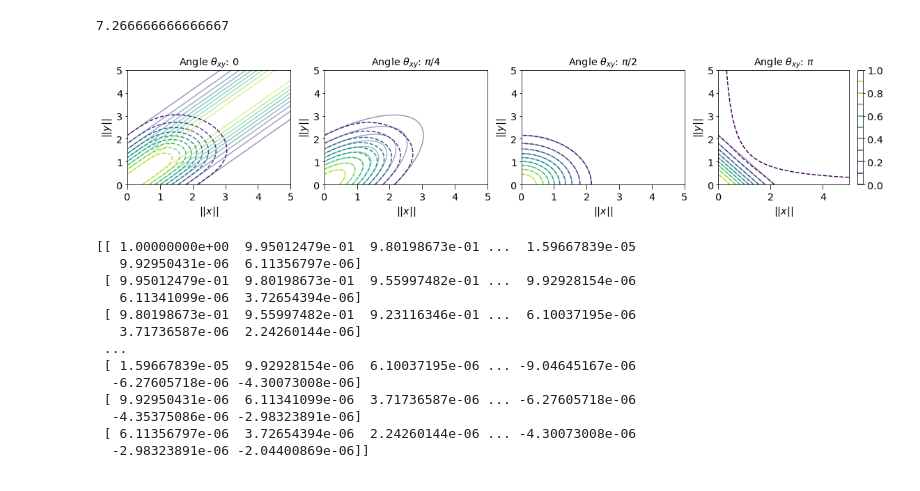
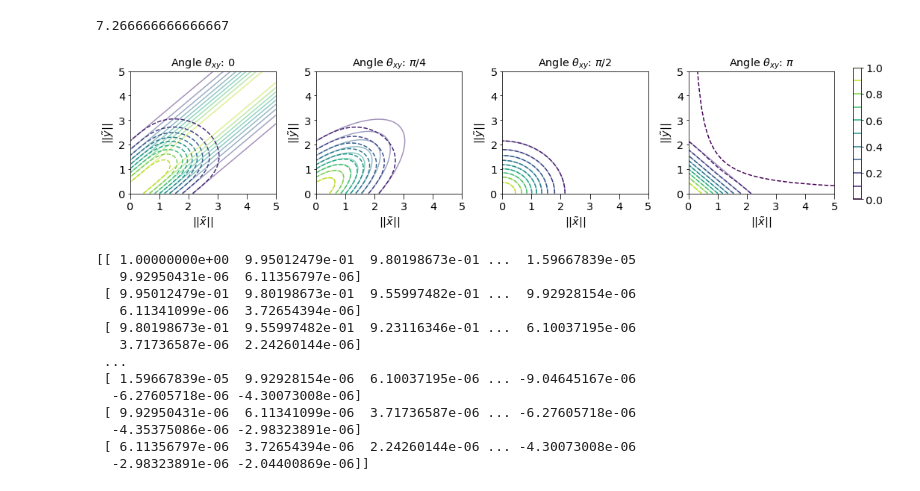
Before and after one commit to joneswack/dp-rfs, a Jupyter notebook: notebooks/plot-2d-regression.ipynb, the cells around one changed output. Drawn from its saved outputs; the diff is of its cells as text; code cells hidden in the pictures.

```diff
--- a/notebooks/plot-2d-regression.ipynb
+++ b/notebooks/plot-2d-regression.ipynb
@@ -456,40 +456,48 @@ x2_min = 0
 x2_max = 5.1
 
 x1, x2 = np.meshgrid(np.arange(x1_min,x1_max, 0.1), np.arange(x2_min,x2_max, 0.1))
 
 # fig = plt.figure(figsize=(20,10))
 
 cos_term = 1
 
 # ax = fig.add_subplot(121, projection='3d')
-fig, axes = plt.subplots(nrows=1, ncols=4, figsize=(16,3.5))
+fig, axes = plt.subplots(nrows=1, ncols=4, figsize=(14,3.5))
 
 for i, (ax, angle, label) in enumerate(
     zip(axes, [0, np.pi/4., np.pi/2., np.pi],
         ['0', r'$\pi/4$', r'$\pi/2$', r'$\pi$'])):
 
     y2 = f(x1, x2, cos_term=np.cos(angle), degree=15, exact=True)
     ax.contour(x1, x2, y2, levels=np.linspace(0,1.0,11), cmap='viridis', alpha=0.5) #
 
     y1 = f(x1, x2, cos_term=np.cos(angle), degree=3)
     cntr = ax.contour(x1, x2, y1, levels=np.linspace(0,1.0,11), vmin=0, vmax=1.0, cmap='viridis', linestyles='dashed')
 
-    if i == len(axes)-1:
-        fig.colorbar(cntr, ax=ax)
+#     if i == len(axes)-1:
+#         fig.colorbar(cntr, ax=ax)
 
     ax.set_title("Angle $\\theta_{{xy}}$: {}".format(label))
-    ax.set_xlabel(r'$\|\|x\|\|$')
-    ax.set_ylabel(r'$\|\|y\|\|$')
+    ax.set_xlabel(r'$\|\| \tilde{x} \|\|$')
+    ax.set_ylabel(r'$\|\| \tilde{y} \|\|$')
     ax.set_xlim(0, 5)
     ax.set_ylim(0, 5)
+    ax.set_xticks([0,1,2,3,4,5])
+    ax.set_yticks([0,1,2,3,4,5])
+
+#fig.subplots_adjust(right=0.9)
+cbar_ax = fig.add_axes([1.01, 0.2, 0.01, 0.7])
+fig.colorbar(cntr, cax=cbar_ax)
+# ax.cax.colorbar(cntr)
+# ax.cax.toggle_label(True)
 
 
 plt.tight_layout()
-plt.savefig('../figures/ml_bias.pdf', dpi=300)
+plt.savefig('../figures/ml_bias.pdf', dpi=300, bbox_extra_artists=(cbar_ax,), bbox_inches='tight')
 
 plt.show()
 # %% [output]
-[figure, old version]
+[figure, new version]
 # %%
 print(y1)
 # %% [output]
```
Also changed, not shown: 8 other files.
